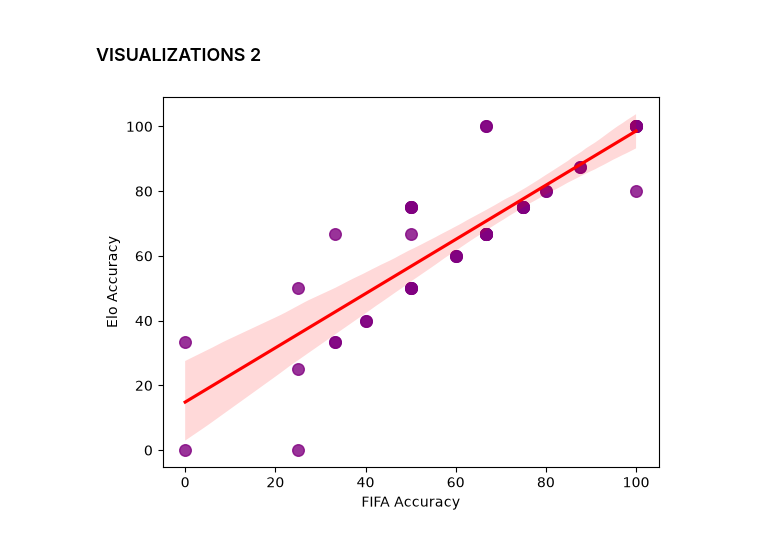
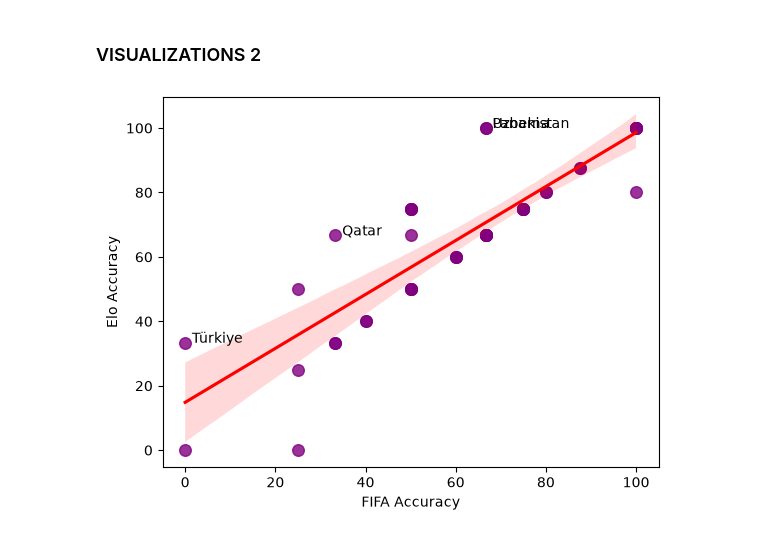
Before and after one commit to quantwothree/making-sense-of-FIFA, a Jupyter notebook: FIFA.ipynb, the cells around one changed output. Saved outputs shown, nothing was run; the diff lists cells and outputs as text; code cells hidden in the pictures.

```diff
--- a/FIFA.ipynb
+++ b/FIFA.ipynb
@@ -469,6 +495,7 @@ Fatigue indicator: Most Fouls = Seattle Stadium (Lumen Field) (12.125 fouls/game
 ### VISUALIZATION 1 ###
 # %%
 import seaborn as sns
+import matplotlib.pyplot as plt
 
 plot = sns.regplot(
     data=venue_summary,
@@ -477,4 +504,18 @@ plot = sns.regplot(
     scatter_kws={'s': 80, 'color': 'blue'},
     line_kws={'color': 'red', 'linestyle': '--'}
 )
+
+for i in range(venue_summary.shape[0]):
+    elev = venue_summary['elevation_m'][i]
+    shots = venue_summary['total_shots'][i]
+    city_name = venue_summary['city'][i]
+
+    # label if the city is > 450 meters
+    if elev > 450:
+        plt.text(
+            x=elev + 50,
+            y=shots,
+            s=city_name,
+            fontsize=10,
+        )
 # %% [output]
@@ -487,4 +528,18 @@ sns.regplot(
     scatter_kws={'s': 80, 'color': 'blue'},
     line_kws={'color': 'red', 'linestyle': '--'}
 )
+
+for i in range(venue_summary.shape[0]):
+    temp = venue_summary['avg_temp'][i]
+    fouls = venue_summary['fouls'][i]
+    city_name = venue_summary['city'][i]
+
+    # label if the city is > 30C or < than 18C
+    if temp > 30 or temp < 18:
+        plt.text(
+            x=temp + 0.3,
+            y=fouls,
+            s=city_name,
+            fontsize=10,
+        )
 # %% [output]
@@ -617,35 +671,50 @@ Elo Rating Accuracy: 67.3076923076923%
 # %% [markdown]
 ### VISUALIZATIONS 2 ###
 # %%
+import matplotlib.pyplot as plt
 # get a list of every unique team in the tournament
 all_teams = pd.concat([df_obj_D['home_team'], df_obj_D['away_team']]).unique()
 
 # calculate the accuracy for each individual team
 team_data = []
 for team in all_teams:
 
     team_filter = df_obj_D[(df_obj_D['home_team'] == team) | (df_obj_D['away_team'] == team)]
 
     # calculate how often the rankings were right for this team
     fifa_acc = (team_filter['winner'] == team_filter['fifa_favorite']).mean() * 100
     elo_acc = (team_filter['winner'] == team_filter['elo_favorite']).mean() * 100
 
     # save to  list
     team_data.append({
         'Team': team,
         'FIFA Accuracy': fifa_acc,
         'Elo Accuracy': elo_acc
     })
 
 # convert the list into a data frame
 team_acc_df = pd.DataFrame(team_data)
 
 plot = sns.regplot(
     data=team_acc_df,
     x='FIFA Accuracy',
     y='Elo Accuracy',
     scatter_kws={'s': 70, 'color': 'purple'},
     line_kws={'color': 'red', 'linestyle': '-'}
 )
+
+for i in range(team_acc_df.shape[0]):
+    fifa_acc = team_acc_df['FIFA Accuracy'][i]
+    elo_acc = team_acc_df['Elo Accuracy'][i]
+    team_name = team_acc_df['Team'][i]
+
+    # only get a label if Elo was way better (or worse) than FIFA
+    if abs(elo_acc - fifa_acc) > 33:
+        plt.text(
+            x=fifa_acc + 1.5,
+            y=elo_acc,
+            s=team_name,
+            fontsize=10,
+        )
 # %% [output]
-[figure, old version]
+[figure, new version]
```
Also changed, not shown: parts of 6 cells of this notebook, 5 other files.
